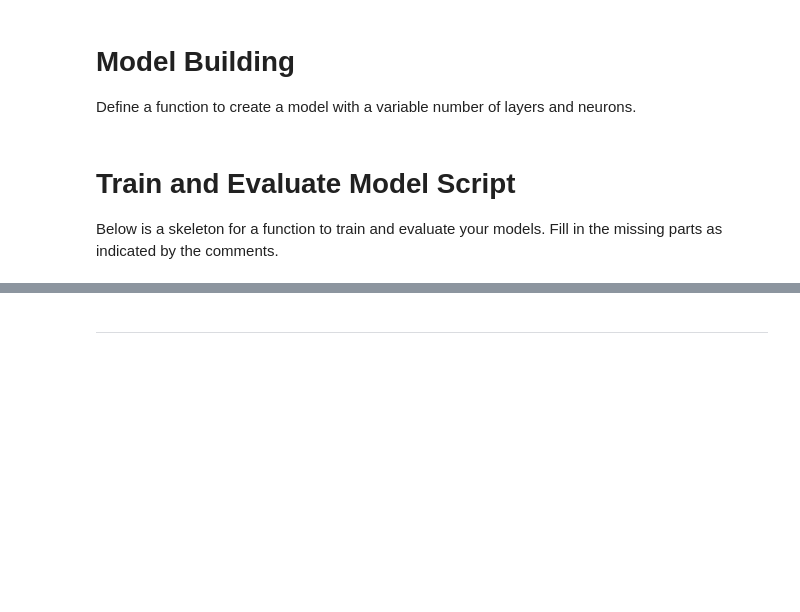
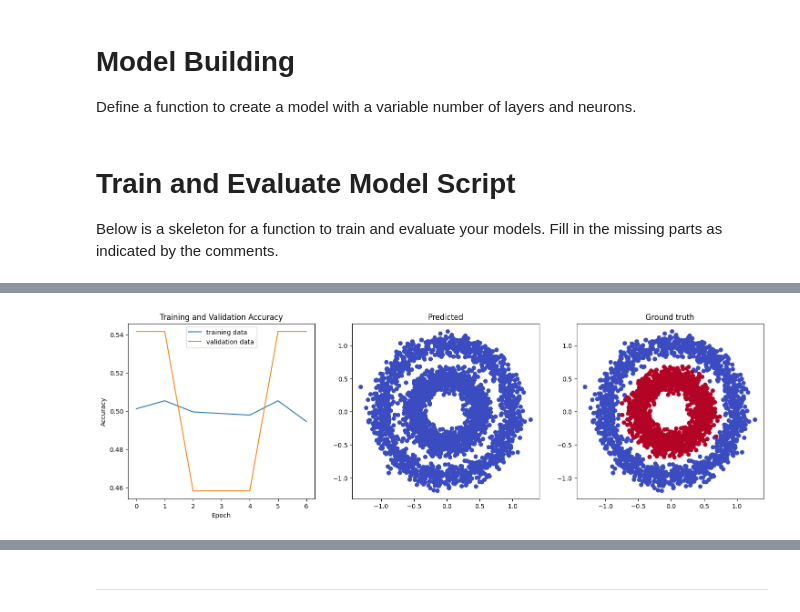
Before and after one commit to Kevy69/deep-machine-learning, a Jupyter notebook: 22 November - 24 November/Code/Network_architecture_exploration_students.ipynb, the cells around one changed output, grey strips where cells are left out. Drawn from its saved outputs; the diff is of its cells as text; code cells hidden in the pictures; blank space fills up the shorter version.

```diff
--- a/22 November - 24 November/Code/Network_architecture_exploration_students.ipynb
+++ b/22 November - 24 November/Code/Network_architecture_exploration_students.ipynb
@@ -99,0 +147,6 @@ train_and_evaluate_model(model, epochs=50)
+# %%
+# Example of using the function with a specific architecture
+model = build_model(num_layers=5, num_neurons=20)
+train_and_evaluate_model(model, epochs=3000, early_stopping_patience=3000)
+# %% [output]
+[figure, added]
```
Also changed, not shown: parts of 22 cells of this notebook, 3 other files.
